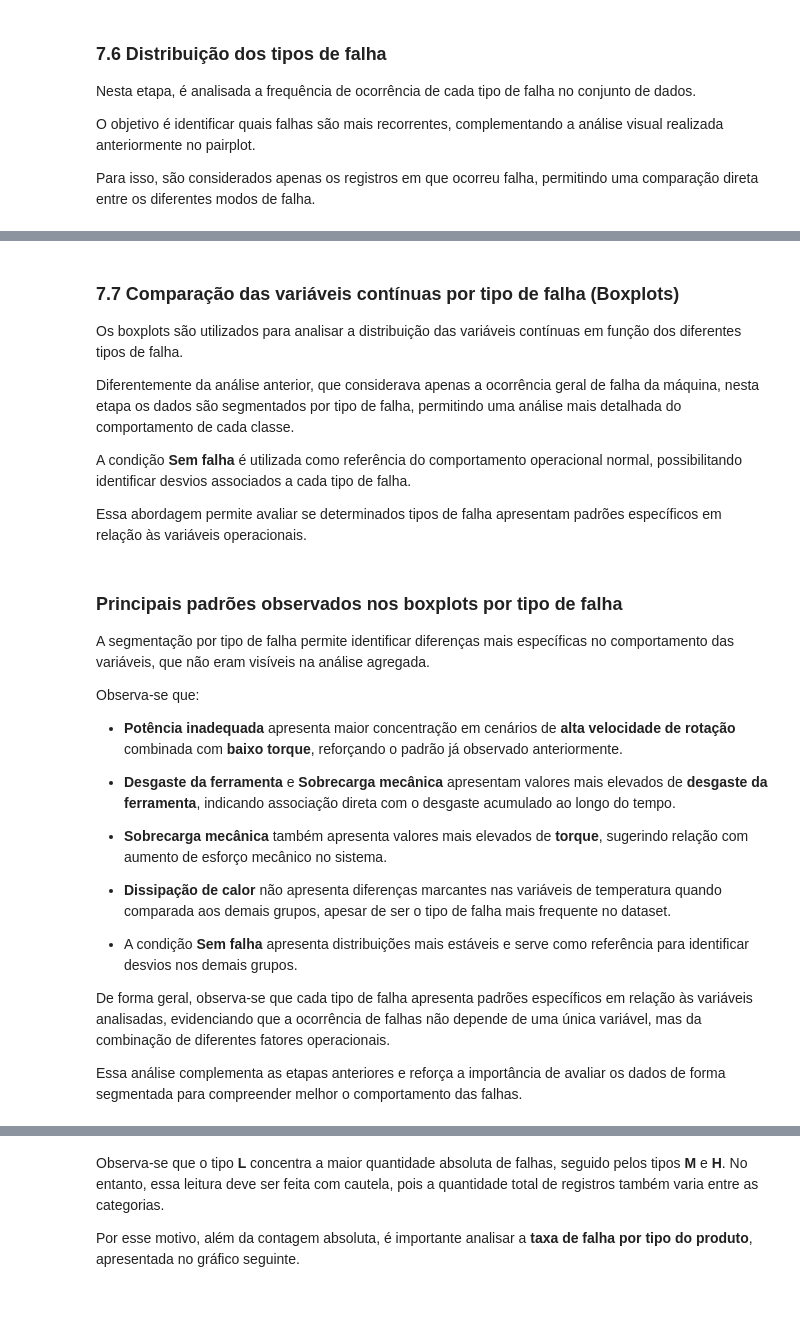
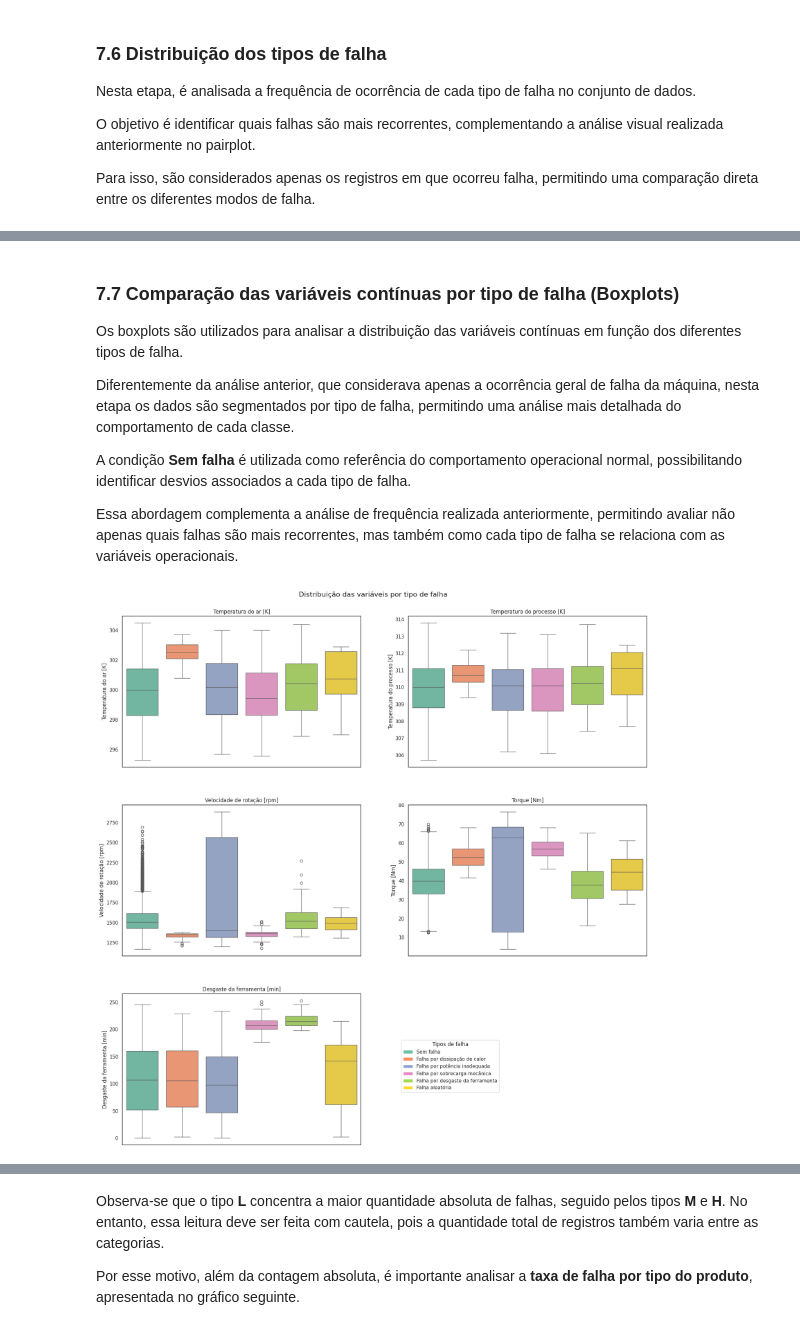
Before and after one commit to thaygorh/Analise-de-Dados-e-Boas-Praticas, a Jupyter notebook: mvp-analise-dados-e-boas-praticas.ipynb, the cells around one changed output, grey strips where cells are left out. Cells and saved outputs as stored; diff of their text form; code cells hidden in the pictures; blank space fills up the shorter version.

```diff
--- a/mvp-analise-dados-e-boas-praticas.ipynb
+++ b/mvp-analise-dados-e-boas-praticas.ipynb
@@ -927,31 +929,32 @@ Diferentemente da análise anterior, que considerava apenas a ocorrência geral
 
 A condição **Sem falha** é utilizada como referência do comportamento operacional normal, possibilitando identificar desvios associados a cada tipo de falha.
 
-Essa abordagem permite avaliar se determinados tipos de falha apresentam padrões específicos em relação às variáveis operacionais.
+Essa abordagem complementa a análise de frequência realizada anteriormente, permitindo avaliar não apenas quais falhas são mais recorrentes, mas também como cada tipo de falha se relaciona com as variáveis operacionais.
 # %%
 plt.figure(figsize=(18, 18))
 
 variaveis = [
-    'Temperatura do ar',
-    'Temperatura do processo',
-    'Velocidade de rotação',
-    'Torque',
-    'Desgaste da ferramenta'
+    'Temperatura do ar [K]',
+    'Temperatura do processo [K]',
+    'Velocidade de rotação [rpm]',
+    'Torque [Nm]',
+    'Desgaste da ferramenta [min]'
 ]
 
 ordem_falhas = [
     'Sem falha',
-    'Potência inadequada',
-    'Desgaste da ferramenta',
-    'Sobrecarga mecânica',
-    'Falha aleatória',
-    'Dissipação de calor'
+    'Falha por dissipação de calor',
+    'Falha por potência inadequada',
+    'Falha por sobrecarga mecânica',
+    'Falha por desgaste da ferramenta',
+    'Falha aleatória'
+
 ]
 
 cores = sns.color_palette('Set2', n_colors=len(ordem_falhas))
 
 for i, var in enumerate(variaveis):
-    plt.subplot(3, 2, i+1)
+    plt.subplot(3, 2, i + 1)
 
     ax = sns.boxplot(
         data=df_analysis,
@@ -962,51 +965,33 @@ for i, var in enumerate(variaveis):
     )
 
     ax.set_xticklabels([])
     ax.set_xlabel('')
     plt.title(var, fontsize=12)
 
 plt.subplot(3, 2, 6)
 plt.axis('off')
 
 plt.suptitle(
     'Distribuição das variáveis por tipo de falha',
     fontsize=16,
     y=1.00
 )
 
 legend_elements = [
     Patch(facecolor=cores[i], label=ordem_falhas[i])
     for i in range(len(ordem_falhas))
 ]
 
 plt.figlegend(
     handles=legend_elements,
     title='Tipos de falha',
     loc='lower right',
-    bbox_to_anchor=(0.7, 0.18)
+    bbox_to_anchor=(0.73, 0.10)
 )
 
 plt.tight_layout()
 plt.subplots_adjust(hspace=0.25, wspace=0.20)
 
 plt.show()
+# %% [output]
+[figure, added]
-# %% [markdown]
-### Principais padrões observados nos boxplots por tipo de falha
-
-A segmentação por tipo de falha permite identificar diferenças mais específicas no comportamento das variáveis, que não eram visíveis na análise agregada.
-
-Observa-se que:
-
-- **Potência inadequada** apresenta maior concentração em cenários de **alta velocidade de rotação** combinada com **baixo torque**, reforçando o padrão já observado anteriormente.
-
-- **Desgaste da ferramenta** e **Sobrecarga mecânica** apresentam valores mais elevados de **desgaste da ferramenta**, indicando associação direta com o desgaste acumulado ao longo do tempo.
-
-- **Sobrecarga mecânica** também apresenta valores mais elevados de **torque**, sugerindo relação com aumento de esforço mecânico no sistema.
-
-- **Dissipação de calor** não apresenta diferenças marcantes nas variáveis de temperatura quando comparada aos demais grupos, apesar de ser o tipo de falha mais frequente no dataset.
-
-- A condição **Sem falha** apresenta distribuições mais estáveis e serve como referência para identificar desvios nos demais grupos.
-
-De forma geral, observa-se que cada tipo de falha apresenta padrões específicos em relação às variáveis analisadas, evidenciando que a ocorrência de falhas não depende de uma única variável, mas da combinação de diferentes fatores operacionais.
-
-Essa análise complementa as etapas anteriores e reforça a importância de avaliar os dados de forma segmentada para compreender melhor o comportamento das falhas.
```
Also changed, not shown: parts of 14 cells of this notebook.
